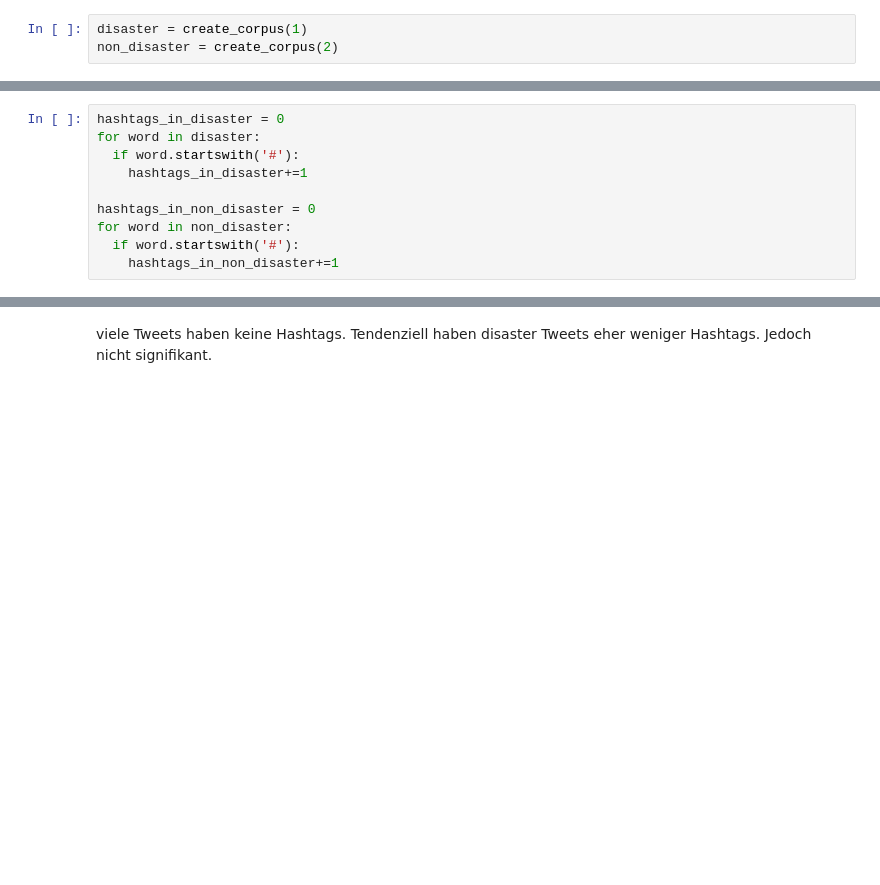
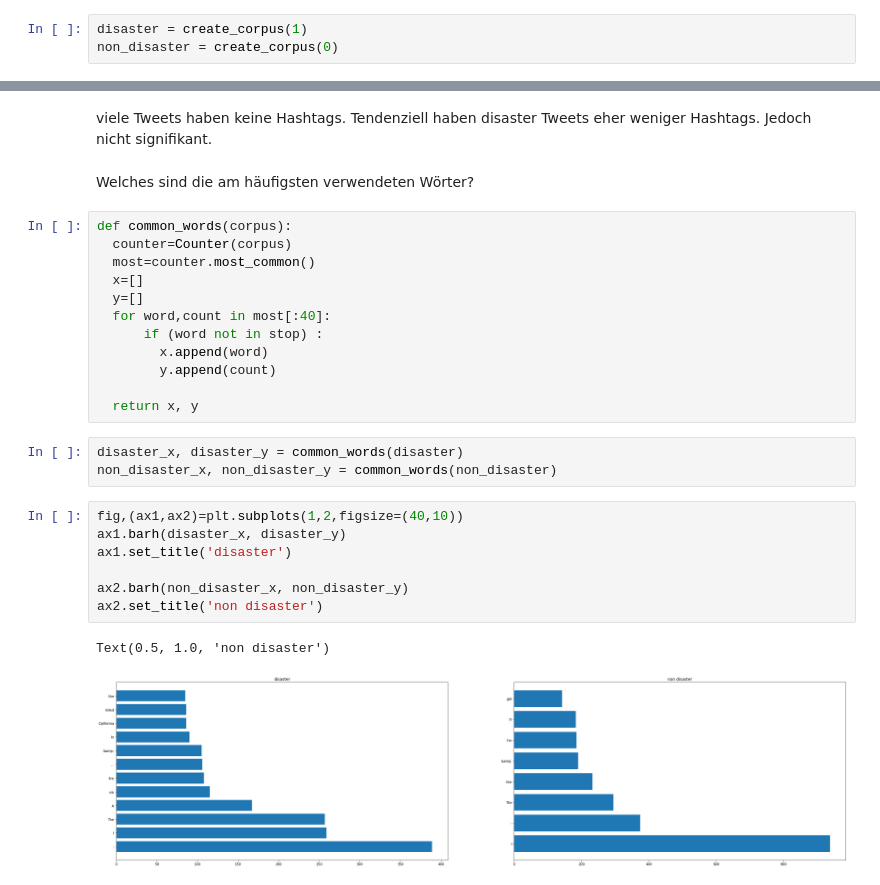
Before and after one commit to JonasZimmer1994/DataScienceProjekt, a Jupyter notebook: Data_Science_Projekt.ipynb, the cells around one changed output, grey strips where cells are left out. Saved outputs shown, nothing was run; the diff lists cells and outputs as text; blank space fills up the shorter version.

```diff
--- a/Data_Science_Projekt.ipynb
+++ b/Data_Science_Projekt.ipynb
@@ -111,7 +136,7 @@ def create_corpus(target):
     return corpus
 # %%
 disaster = create_corpus(1)
-non_disaster = create_corpus(2)
+non_disaster = create_corpus(0)
 # %%
 print(disaster)
 # %% [output]
@@ -121,10 +143,0 @@ check number of hashtags in tweets
-# %%
-hashtags_in_disaster = 0
-for word in disaster:
-  if word.startswith('#'):
-    hashtags_in_disaster+=1
-
-hashtags_in_non_disaster = 0
-for word in non_disaster:
-  if word.startswith('#'):
-    hashtags_in_non_disaster+=1
@@ -160,3 +159,30 @@ Text(0.5, 0.98, 'Number of Hashtags in each tweet')
 [figure]
 # %% [markdown]
 viele Tweets haben keine Hashtags. Tendenziell haben disaster Tweets eher weniger Hashtags. Jedoch nicht signifikant.
+# %% [markdown]
+Welches sind die am häufigsten verwendeten Wörter?
+# %%
+def common_words(corpus):
+  counter=Counter(corpus)
+  most=counter.most_common()
+  x=[]
+  y=[]
+  for word,count in most[:40]:
+      if (word not in stop) :
+        x.append(word)
+        y.append(count)
+
+  return x, y
+# %%
+disaster_x, disaster_y = common_words(disaster)
+non_disaster_x, non_disaster_y = common_words(non_disaster)
+# %%
+fig,(ax1,ax2)=plt.subplots(1,2,figsize=(40,10))
+ax1.barh(disaster_x, disaster_y)
+ax1.set_title('disaster')
+
+ax2.barh(non_disaster_x, non_disaster_y)
+ax2.set_title('non disaster')
+# %% [output]
+Text(0.5, 1.0, 'non disaster')
+[figure, added]
```
Also changed, not shown: parts of 5 cells of this notebook.
